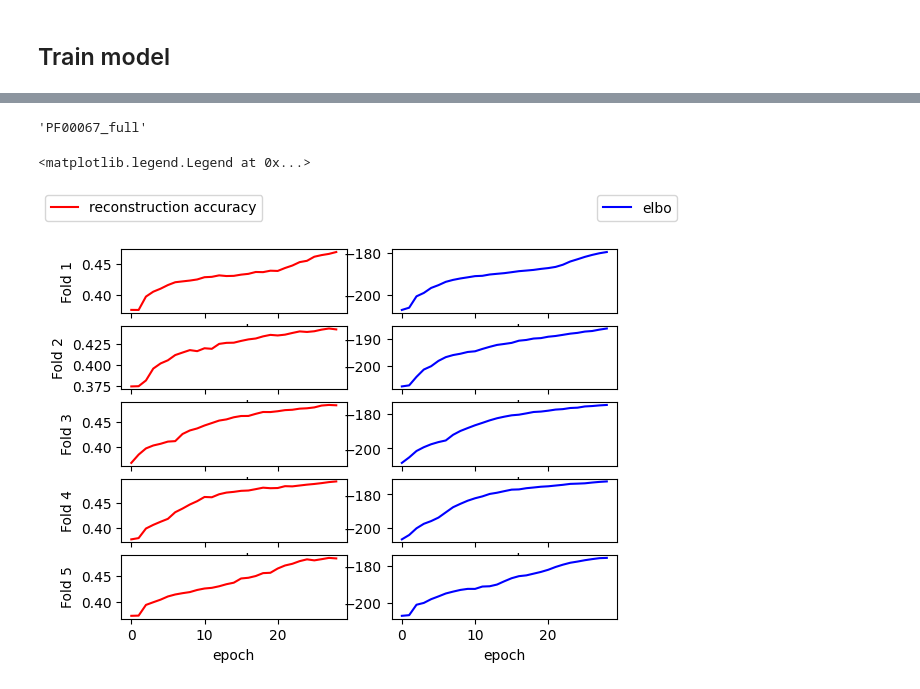
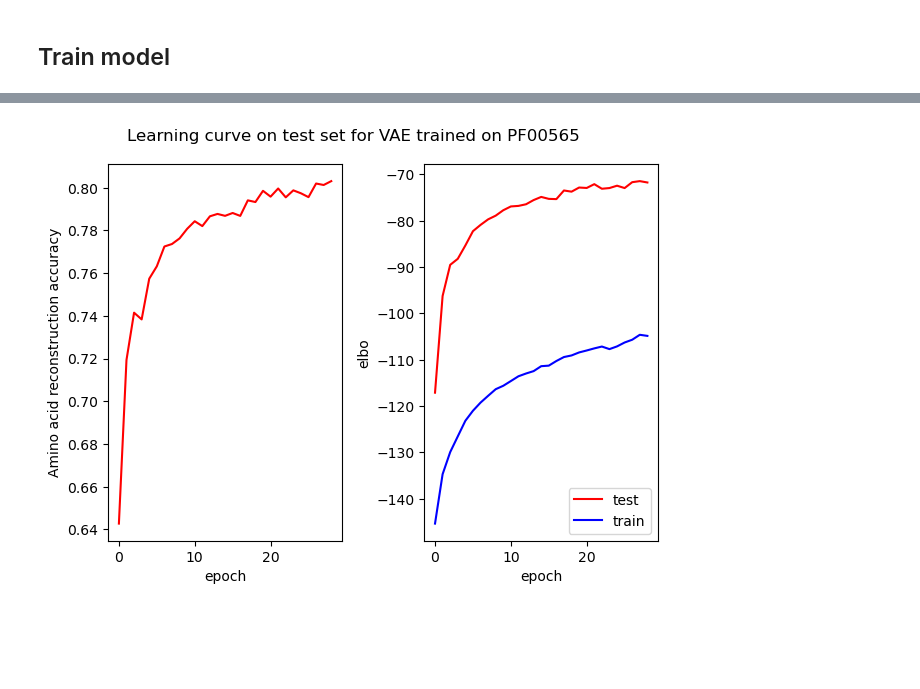
Before and after one commit to solislemuslab/asr-ae, a Jupyter notebook: notebooks_gd/train.ipynb, the cells around one changed output, grey strips where cells are left out. Saved outputs shown, nothing was run; the diff lists cells and outputs as text; code cells hidden in the pictures; blank space fills up the shorter version.

```diff
--- a/notebooks_gd/train.ipynb
+++ b/notebooks_gd/train.ipynb
@@ -82,6 +62,6 @@ torch.Size([43699, 73, 21])
 # %%
 ## each sequence has a label
-with open(f"./output/{MSA_id}/keys_list.pkl", 'rb') as file_handle:
+with open(f"{data_path}/keys_list.pkl", 'rb') as file_handle:
     msa_keys = pickle.load(file_handle)
 msa_keys[:10]
 # %% [output]
@@ -98,7 +78,7 @@ msa_keys[:10]
 # %%
 ## sequences in msa are weighted
-with open(f"./output/{MSA_id}/seq_weight.pkl", 'rb') as file_handle:
+with open(f"{data_path}/seq_weight.pkl", 'rb') as file_handle:
     seq_weight = pickle.load(file_handle)
 seq_weight = seq_weight.astype(np.float32)
-seq_weight[:10]
+print(np.sum(seq_weight))
 # %% [output]
@@ -202,3 +146,8 @@ Indices of first 10 validation examples:
+# %%
+from sklearn.model_selection import train_test_split
+train_idx, test_idx = train_test_split(range(len(data)), test_size = 0.1)
+train_loader = DataLoader(data, batch_size = 32, sampler = torch.utils.data.SubsetRandomSampler(train_idx))
+test_loader = DataLoader(data, batch_size = 32, sampler = torch.utils.data.SubsetRandomSampler(test_idx))
 # %%
 # Device configuration
 device = torch.device('cuda' if torch.cuda.is_available() else 'cpu')
@@ -210,7 +159,7 @@ if device == "cuda":
 num_epochs = 30
 weight_decay = 0.01
 dim_lat = 2
-batch_size = 128
+batch_size = 32
 verbose = False
 
 # Define how to do an epoch of training
@@ -329,25 +232,0 @@ KeyboardInterrupt:
-# %%
-MSA_id
-# %% [output]
-'PF00067_full'
-# %%
-fig, axs = plt.subplots(5, 2, sharex = "all")
-for k in range(K):
-  axs[k,0].plot(valid_recon_accs[k+1][1:], label = "reconstruction accuracy", color = 'r')
-  #plt.plot(test_loss_epoch, label = "test", color = 'b')
-  #plt.ylim((140, 180))
-  axs[k,0].set_xlabel('epoch')
-  axs[k,0].set_ylabel(f"Fold {k+1}")
-handles, labels = axs[0,0].get_legend_handles_labels()
-fig.legend(handles, labels,loc = "upper left")
-
-for k in range(K):
-  axs[k,1].plot([x/batch_size for x in valid_elbos[k+1]][1:], label = "elbo", color = 'b')
-  #plt.plot(test_loss_epoch, label = "test", color = 'b')
-  #plt.ylim((140, 180))
-  axs[k,1].set_xlabel('epoch')
-handles, labels = axs[0,1].get_legend_handles_labels()
-fig.legend(handles, labels,  loc = "upper right")
-# %% [output]
-<matplotlib.legend.Legend at 0x...>
-[figure, removed]
@@ -353,0 +239,19 @@ fig.legend(handles, labels,  loc = "upper right")
+# %%
+# plot learning curve
+fig, axs = plt.subplots(1, 2)
+
+axs[0].plot(test_recon_accs[1:], color = 'r')
+axs[0].set_xlabel('epoch')
+axs[0].set_ylabel(f"Amino acid reconstruction accuracy")
+
+axs[1].plot([x/batch_size for x in test_elbos[1:]], label = "test", color = 'r')
+axs[1].plot([-x for x in train_losses[1:]], label = "train", color = 'b')
+axs[1].set_xlabel('epoch')
+axs[1].set_ylabel(f"elbo")
+axs[1].legend()
+
+# add title
+plt.suptitle(f"Learning curve on test set for VAE trained on {MSA_id}")
+plt.tight_layout()
+# %% [output]
+[figure, added]
```
Also changed, not shown: parts of 25 cells of this notebook.
